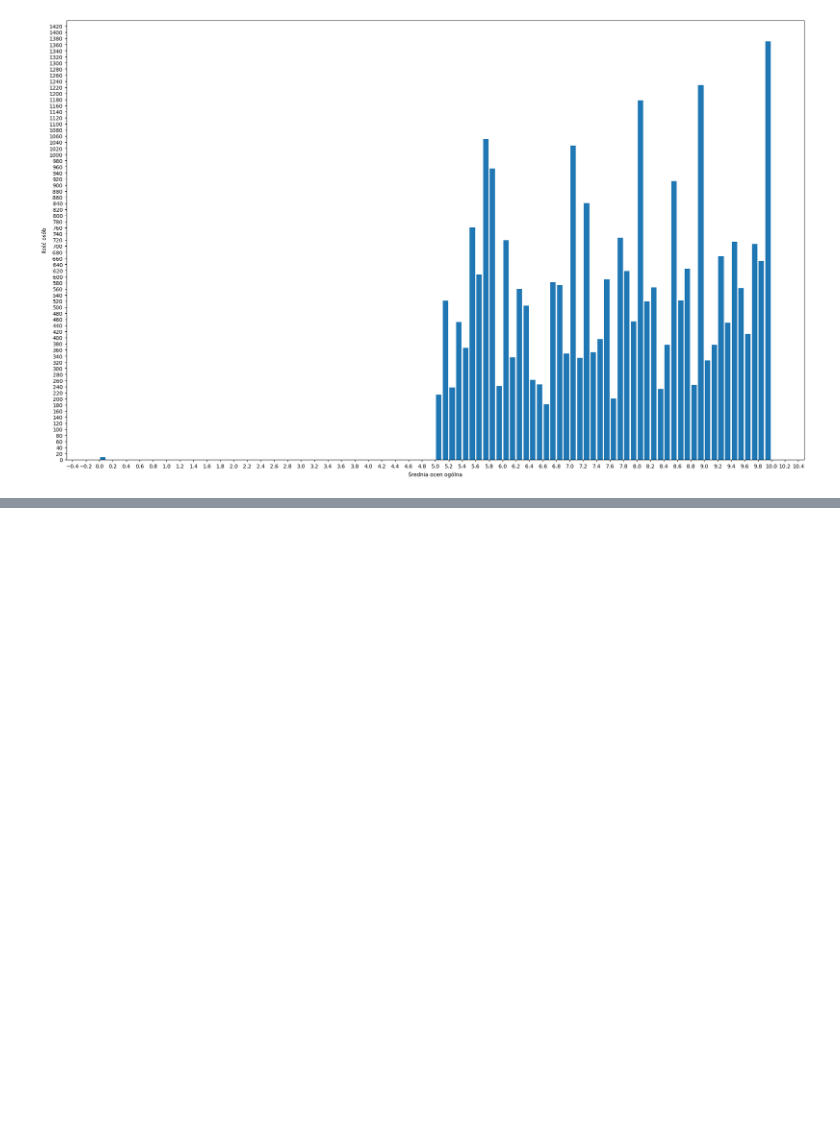
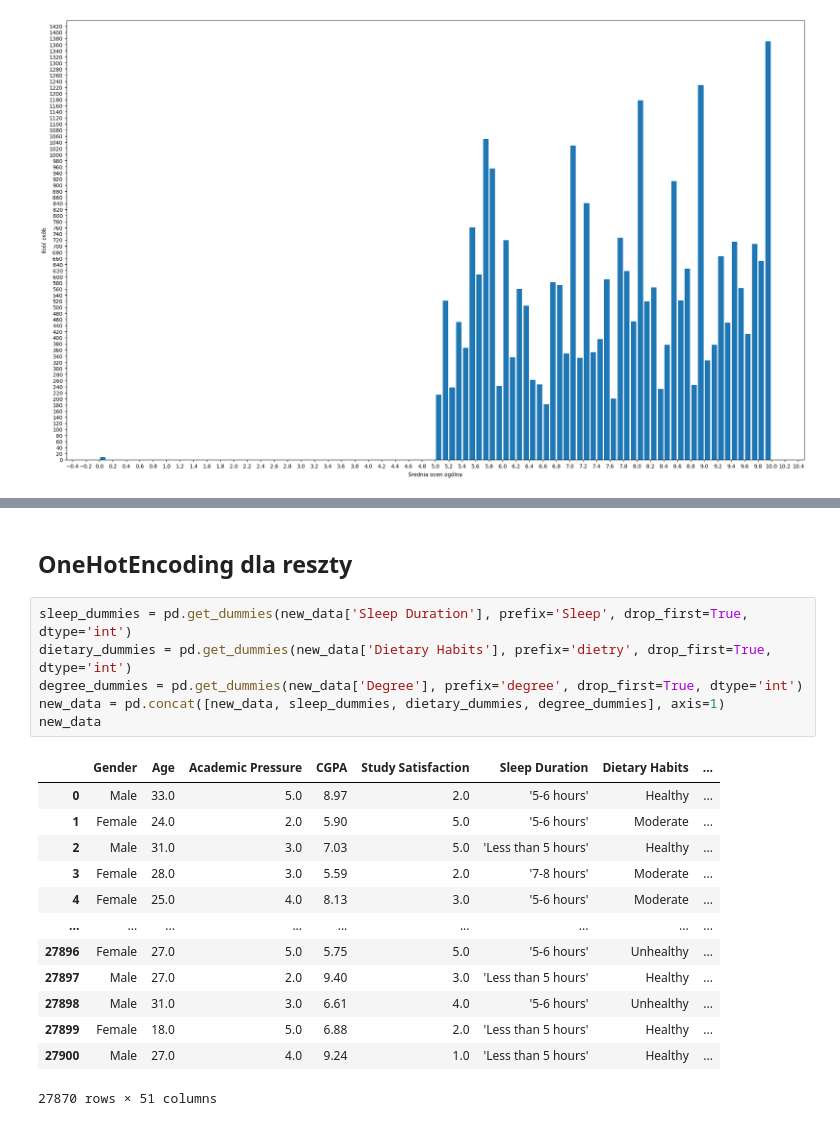
Before and after one commit to Suleyyy/ML_Depresja, a Jupyter notebook: Klasyfikacja_depresji.ipynb, the cells around one changed output, grey strips where cells are left out. Drawn from its saved outputs; the diff is of its cells as text; blank space fills up the shorter version.

```diff
--- a/Klasyfikacja_depresji.ipynb
+++ b/Klasyfikacja_depresji.ipynb
@@ -140,0 +186,22 @@ plt.locator_params('y', nbins=100)
+# %% [markdown]
+<h2>OneHotEncoding dla reszty
+# %%
+sleep_dummies = pd.get_dummies(new_data['Sleep Duration'], prefix='Sleep', drop_first=True, dtype='int')
+dietary_dummies = pd.get_dummies(new_data['Dietary Habits'], prefix='dietry', drop_first=True, dtype='int')
+degree_dummies = pd.get_dummies(new_data['Degree'], prefix='degree', drop_first=True, dtype='int')
+new_data = pd.concat([new_data, sleep_dummies, dietary_dummies, degree_dummies], axis=1)
+new_data
+# %% [output]
+|  | Gender | Age | Academic Pressure | CGPA | Study Satisfaction | Sleep Duration | Dietary Habits | ... |
+| 0 | Male | 33.0 | 5.0 | 8.97 | 2.0 | '5-6 hours' | Healthy | ... |
+| 1 | Female | 24.0 | 2.0 | 5.90 | 5.0 | '5-6 hours' | Moderate | ... |
+| 2 | Male | 31.0 | 3.0 | 7.03 | 5.0 | 'Less than 5 hours' | Healthy | ... |
+| 3 | Female | 28.0 | 3.0 | 5.59 | 2.0 | '7-8 hours' | Moderate | ... |
+| 4 | Female | 25.0 | 4.0 | 8.13 | 3.0 | '5-6 hours' | Moderate | ... |
+| ... | ... | ... | ... | ... | ... | ... | ... | ... |
+| 27896 | Female | 27.0 | 5.0 | 5.75 | 5.0 | '5-6 hours' | Unhealthy | ... |
+| 27897 | Male | 27.0 | 2.0 | 9.40 | 3.0 | 'Less than 5 hours' | Healthy | ... |
+| 27898 | Male | 31.0 | 3.0 | 6.61 | 4.0 | '5-6 hours' | Unhealthy | ... |
+| 27899 | Female | 18.0 | 5.0 | 6.88 | 2.0 | 'Less than 5 hours' | Healthy | ... |
+| 27900 | Male | 27.0 | 4.0 | 9.24 | 1.0 | 'Less than 5 hours' | Healthy | ... |
+27870 rows × 51 columns
```
Also changed, not shown: parts of 8 cells of this notebook.
